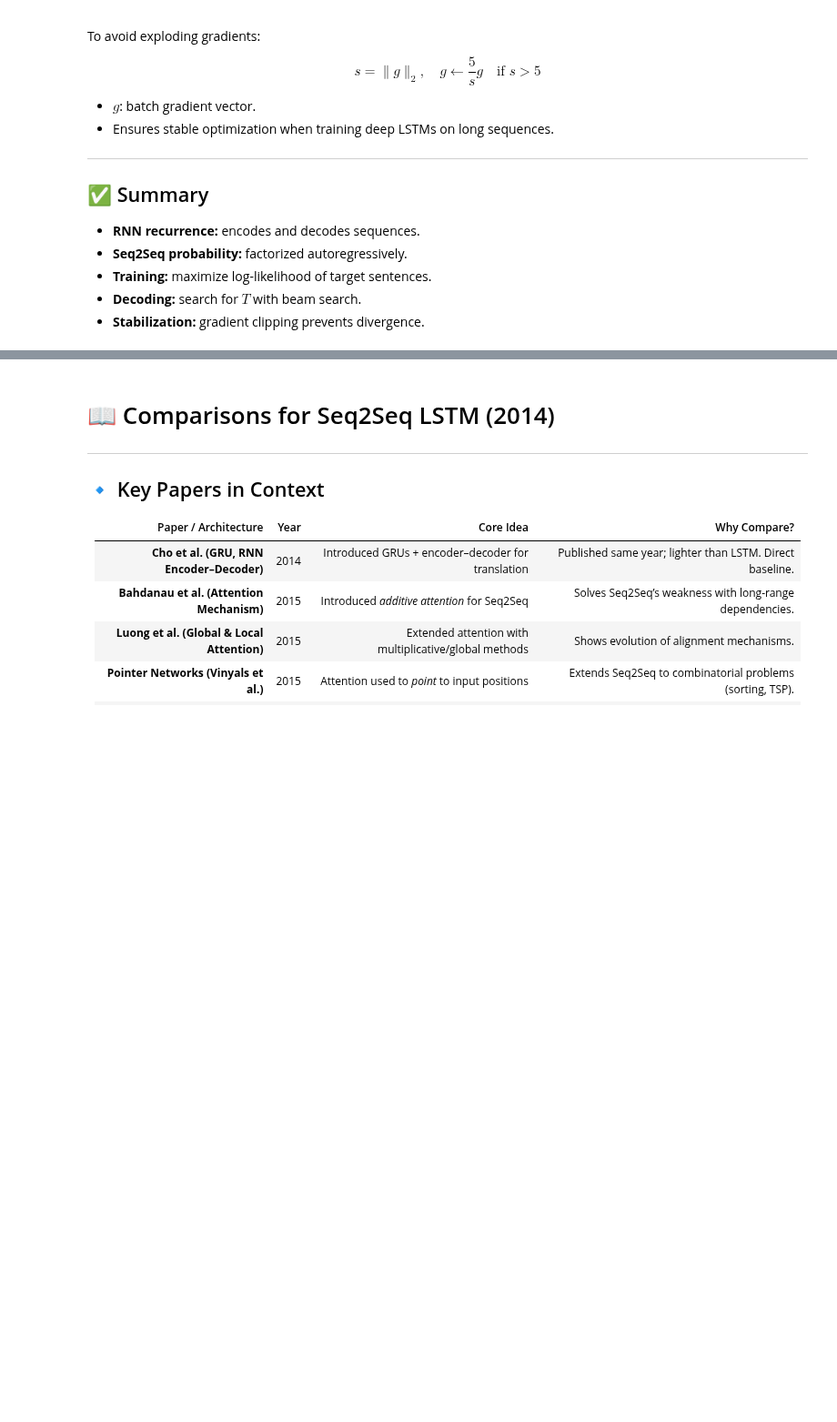
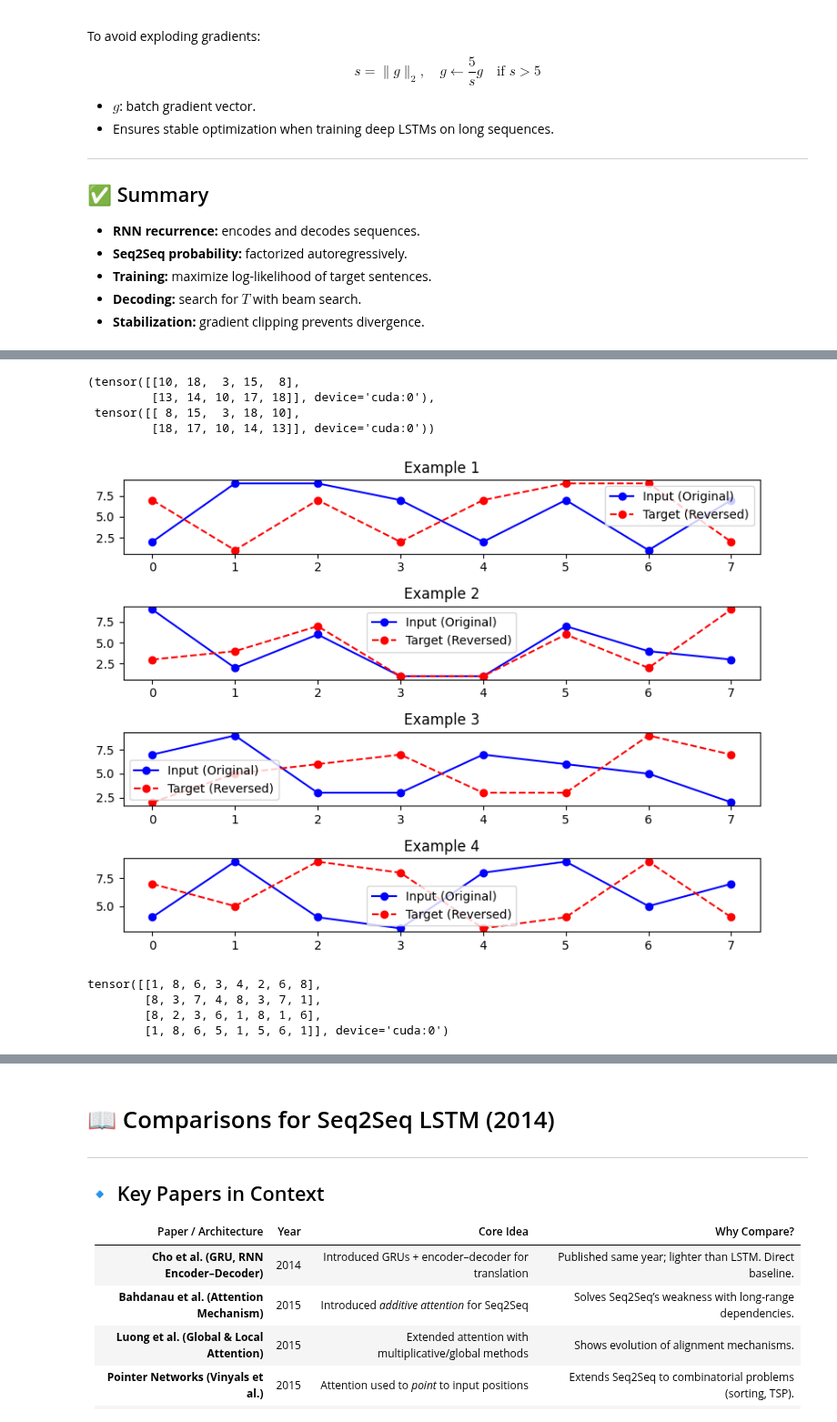
Before and after one commit to MOHAMMEDFAHD/Pytorch-Collections, a Jupyter notebook: RNN/Hands_On_Replication_of_Seq2Seq_LSTMs_for_Machine_Translation_in_PyTorch.ipynb, the cells around one changed output, grey strips where cells are left out. Shown at 91% size. Drawn from its saved outputs; the diff is of its cells as text; code cells hidden in the pictures; blank space fills up the shorter version.

```diff
--- a/RNN/Hands_On_Replication_of_Seq2Seq_LSTMs_for_Machine_Translation_in_PyTorch.ipynb
+++ b/RNN/Hands_On_Replication_of_Seq2Seq_LSTMs_for_Machine_Translation_in_PyTorch.ipynb
@@ -295,0 +196,41 @@ Prediction:        [18, 4, 22, 1, 17, 3, 19, 14, 24, 13]
+# %%
+generate_data(batch_size=2, seq_len=5, vocab_size=20)
+# %% [output]
+(tensor([[10, 18,  3, 15,  8],
+         [13, 14, 10, 17, 18]], device='cuda:0'),
+ tensor([[ 8, 15,  3, 18, 10],
+         [18, 17, 10, 14, 13]], device='cuda:0'))
+# %%
+import torch
+import matplotlib.pyplot as plt
+
+# Set up device
+DEVICE = torch.device("cuda" if torch.cuda.is_available() else "cpu")
+
+# Data generator (from your snippet)
+def generate_data(batch_size=4, seq_len=8, vocab_size=10):
+    X = torch.randint(1, vocab_size, (batch_size, seq_len))   # input sequence
+    Y = torch.flip(X, dims=[1])                               # target = reversed
+    return X.to(DEVICE), Y.to(DEVICE)
+
+# Generate one small batch
+X_batch, Y_batch = generate_data()
+
+# Visualize with matplotlib
+fig, axes = plt.subplots(len(X_batch), 1, figsize=(8, 6))
+
+for i, ax in enumerate(axes):
+    input_seq = X_batch[i].cpu().numpy()
+    target_seq = Y_batch[i].cpu().numpy()
+
+    ax.plot(range(len(input_seq)), input_seq, "bo-", label="Input (Original)")
+    ax.plot(range(len(target_seq)), target_seq, "ro--", label="Target (Reversed)")
+
+    ax.set_title(f"Example {i+1}")
+    ax.set_xticks(range(len(input_seq)))
+    ax.legend()
+
+plt.tight_layout()
+plt.show()
+# %% [output]
+[figure, added]
@@ -295,0 +251,7 @@ Prediction:        [18, 4, 22, 1, 17, 3, 19, 14, 24, 13]
+# %%
+X_batch
+# %% [output]
+tensor([[1, 8, 6, 3, 4, 2, 6, 8],
+        [8, 3, 7, 4, 8, 3, 7, 1],
+        [8, 2, 3, 6, 1, 8, 1, 6],
+        [1, 8, 6, 5, 1, 5, 6, 1]], device='cuda:0')
```
Also changed, not shown: parts of 17 cells of this notebook, 1 other file.
